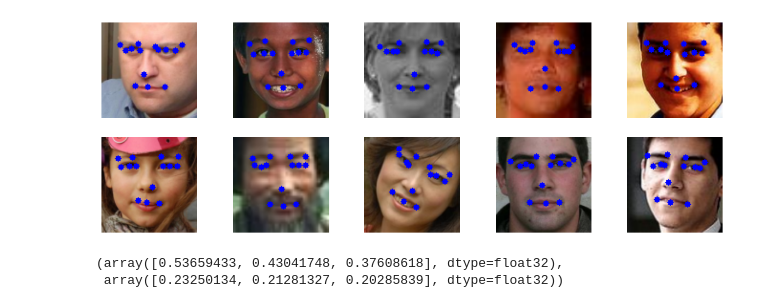
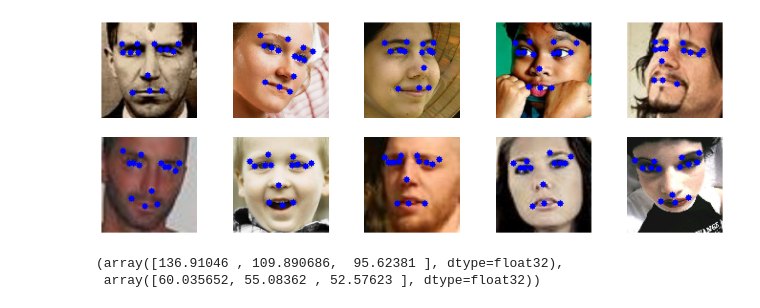
Before and after one commit to Torfinhell/Ml_homework, a Jupyter notebook: Depth_Vision_and_Graphics/Face_Points/face_predict.ipynb, the cells around one changed output. Cells and saved outputs as stored; diff of their text form; code cells hidden in the pictures.

```diff
--- a/Depth_Vision_and_Graphics/Face_Points/face_predict.ipynb
+++ b/Depth_Vision_and_Graphics/Face_Points/face_predict.ipynb
@@ -18,10 +37,12 @@ else:
 # %%
-import torchvision.transforms.v2 as T
-TRANSFORM=T.Compose([
-        T.ToTensor(),
-        T.Resize(size=WINDOW_SIZE)
-    ]
-)
+import albumentations as A
+from albumentations.pytorch import ToTensorV2
+TRANSFORM = A.Compose([
+    A.Resize(height=WINDOW_SIZE[0], width=WINDOW_SIZE[1]),
+    A.Lambda(image=flip_image, keypoints=flip_keypoints, p=0.5),
+    A.ShiftScaleRotate(shift_limit=0.05, scale_limit=0.05, rotate_limit=15, p=0.5),
+    ToTensorV2()
+], keypoint_params=A.KeypointParams(format="xy", remove_invisible=False))
 # %%
 from torch.utils import data
 import random
@@ -80,52 +120,50 @@ file_points="./tests/00_test_img_gt"
 ds_train=MyDataset("train", image_dir, file_points, transform=TRANSFORM)
 ds_valid=MyDataset("valid", image_dir, file_points, transform=TRANSFORM)
 # %%
-def reverse_transform(tensor, mean=None, std=None):
-    if(std is not None):
-        tensor*=std[:,None, None]
-    if(mean is not None):
-        tensor+=mean[:, None, None]
-    tensor*=255
-    tensor=np.clip(tensor, 0, 255)
-    tensor = np.transpose(tensor, (1, 2, 0))
-    return tensor.astype(np.uint8)
-def show_image_points(tensor_image, points,color = (0, 0, 255), mean=None, std=None):
+
+def show_image_points(image, points,color = (0, 0, 255), mean=None, std=None):
     '''
     Takes in numy array returns Pil Image with points on them
     '''
-    if(isinstance(tensor_image,PIL.Image.Image)):
-        tensor_image=np.array(tensor_image).copy()
-    image=reverse_transform(tensor_image, mean, std).copy()
+    image = image.permute(1, 2, 0).cpu().numpy()
+
+    if std is not None and mean is not None:
+        image = (image * std.reshape(1, 1, -1)) + mean.reshape(1, 1, -1)
+        image = np.clip(image*255, 0, 255)
+    image = image.astype(np.uint8)
     r=3
     for point in points:
+        point=(int(point[0]), int(point[1]))
         cv2.circle(image, point, r, color, -1)
     return PIL.Image.fromarray(image)
 def display_multiple_images(dataset, n=5, mean=None, std=None):
     plt.figure(figsize=(15, 5))
     cols = min(n, 5)
     rows=math.ceil(n/cols)
     for i in range(n):
-        tensor_image, points=dataset[i]
-        image=show_image_points(tensor_image, points, mean=mean, std=std)
+        image, points=dataset[i]
+        image=show_image_points(image, points, mean=mean, std=std)
         plt.subplot(rows,cols, i+1)
         plt.imshow(image)
         plt.axis("off")
 display_multiple_images(ds_train, 10)
 # %% [output]
-[figure, old version]
+[figure, new version]
 # %%
 def calculate_mean_std(ds_train):
     mean=0.
     std=0.
     for image, _ in ds_train:
-        mean+=image.mean((1, 2))
-        std+=image.std((1, 2))
+        img = image.float().cpu().numpy()
+        img = np.transpose(img, (1,2,0))
+        mean += img.mean(axis=(0,1))
+        std += img.std(axis=(0,1))
     mean/=len(ds_train)
     std/=len(ds_train)
     return mean, std
 MEAN_DATASET, STD_DATASET = calculate_mean_std(ds_train)
 MEAN_DATASET, STD_DATASET
 # %% [output]
-(array([0.53659433, 0.43041748, 0.37608618], dtype=float32),
- array([0.23250134, 0.21281327, 0.20285839], dtype=float32))
+(array([136.91046 , 109.890686,  95.62381 ], dtype=float32),
+ array([60.035652, 55.08362 , 52.57623 ], dtype=float32))
 # %%
```
Also changed, not shown: parts of 14 cells of this notebook, 2 other files.
